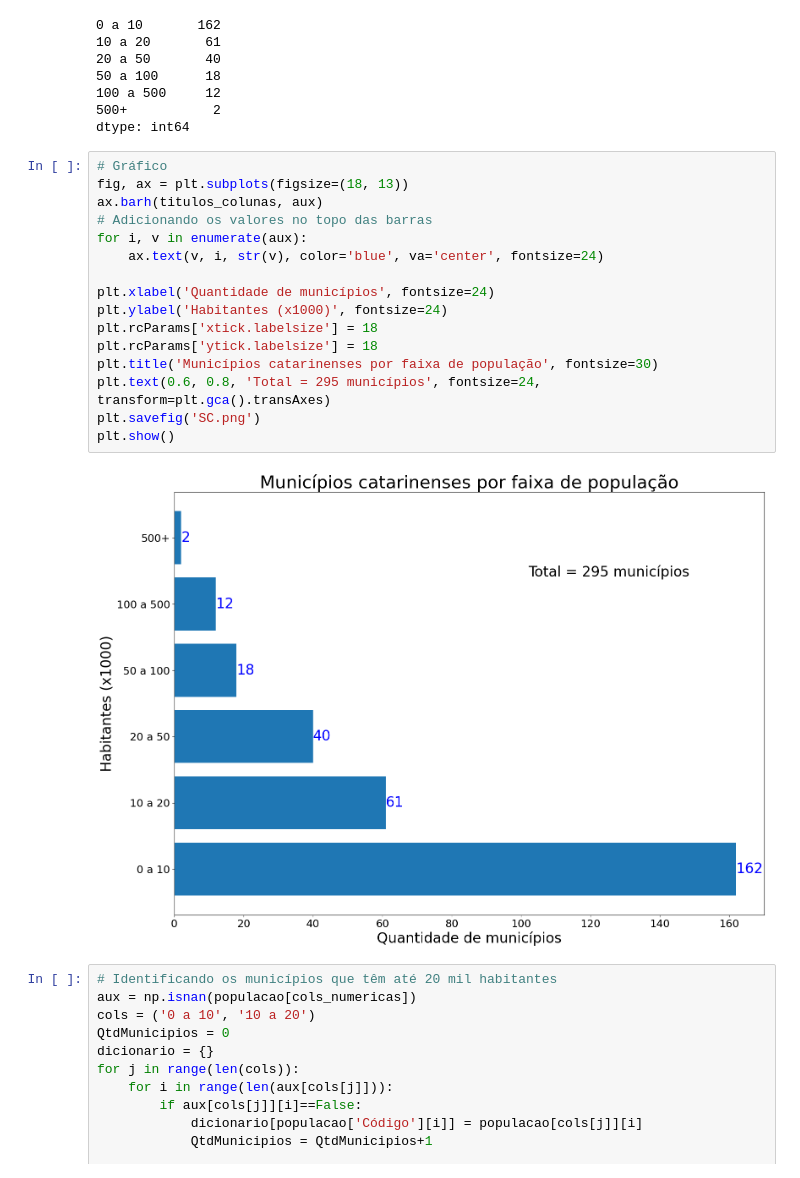
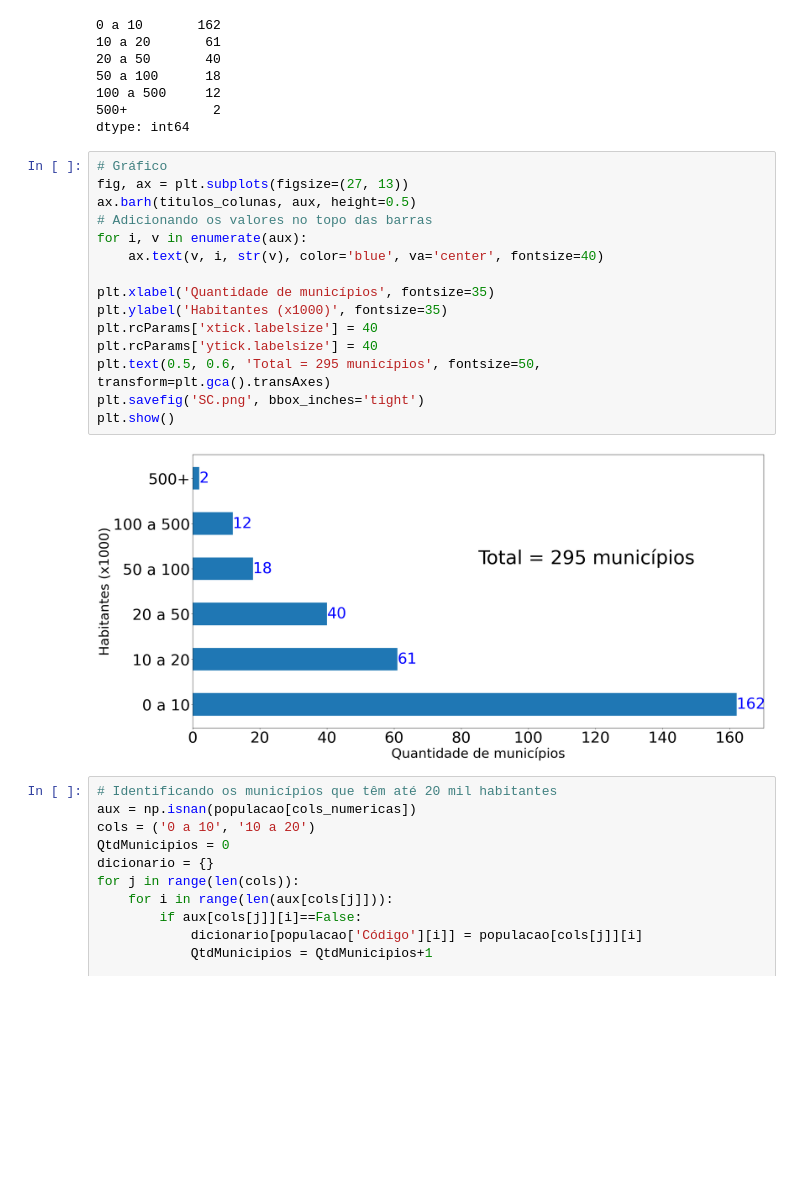
Before and after one commit to vitoria20241/gesad, a Jupyter notebook: Arquivos/IBGE_SC.ipynb, the cells around one changed output. Drawn from its saved outputs; the diff is of its cells as text; blank space fills up the shorter version.

```diff
--- a/Arquivos/IBGE_SC.ipynb
+++ b/Arquivos/IBGE_SC.ipynb
@@ -78,22 +78,21 @@ aux
 dtype: int64
 # %%
 # Gráfico
-fig, ax = plt.subplots(figsize=(18, 13))
-ax.barh(titulos_colunas, aux)
+fig, ax = plt.subplots(figsize=(27, 13))
+ax.barh(titulos_colunas, aux, height=0.5)
 # Adicionando os valores no topo das barras
 for i, v in enumerate(aux):
-    ax.text(v, i, str(v), color='blue', va='center', fontsize=24)
+    ax.text(v, i, str(v), color='blue', va='center', fontsize=40)
 
-plt.xlabel('Quantidade de municípios', fontsize=24)
-plt.ylabel('Habitantes (x1000)', fontsize=24)
-plt.rcParams['xtick.labelsize'] = 18
-plt.rcParams['ytick.labelsize'] = 18
-plt.title('Municípios catarinenses por faixa de população', fontsize=30)
-plt.text(0.6, 0.8, 'Total = 295 municípios', fontsize=24, transform=plt.gca().transAxes)
-plt.savefig('SC.png')
+plt.xlabel('Quantidade de municípios', fontsize=35)
+plt.ylabel('Habitantes (x1000)', fontsize=35)
+plt.rcParams['xtick.labelsize'] = 40
+plt.rcParams['ytick.labelsize'] = 40
+plt.text(0.5, 0.6, 'Total = 295 municípios', fontsize=50, transform=plt.gca().transAxes)
+plt.savefig('SC.png', bbox_inches='tight')
 plt.show()
 # %% [output]
-[figure, old version]
+[figure, new version]
 # %%
 # Identificando os municípios que têm até 20 mil habitantes
 aux = np.isnan(populacao[cols_numericas])
```
